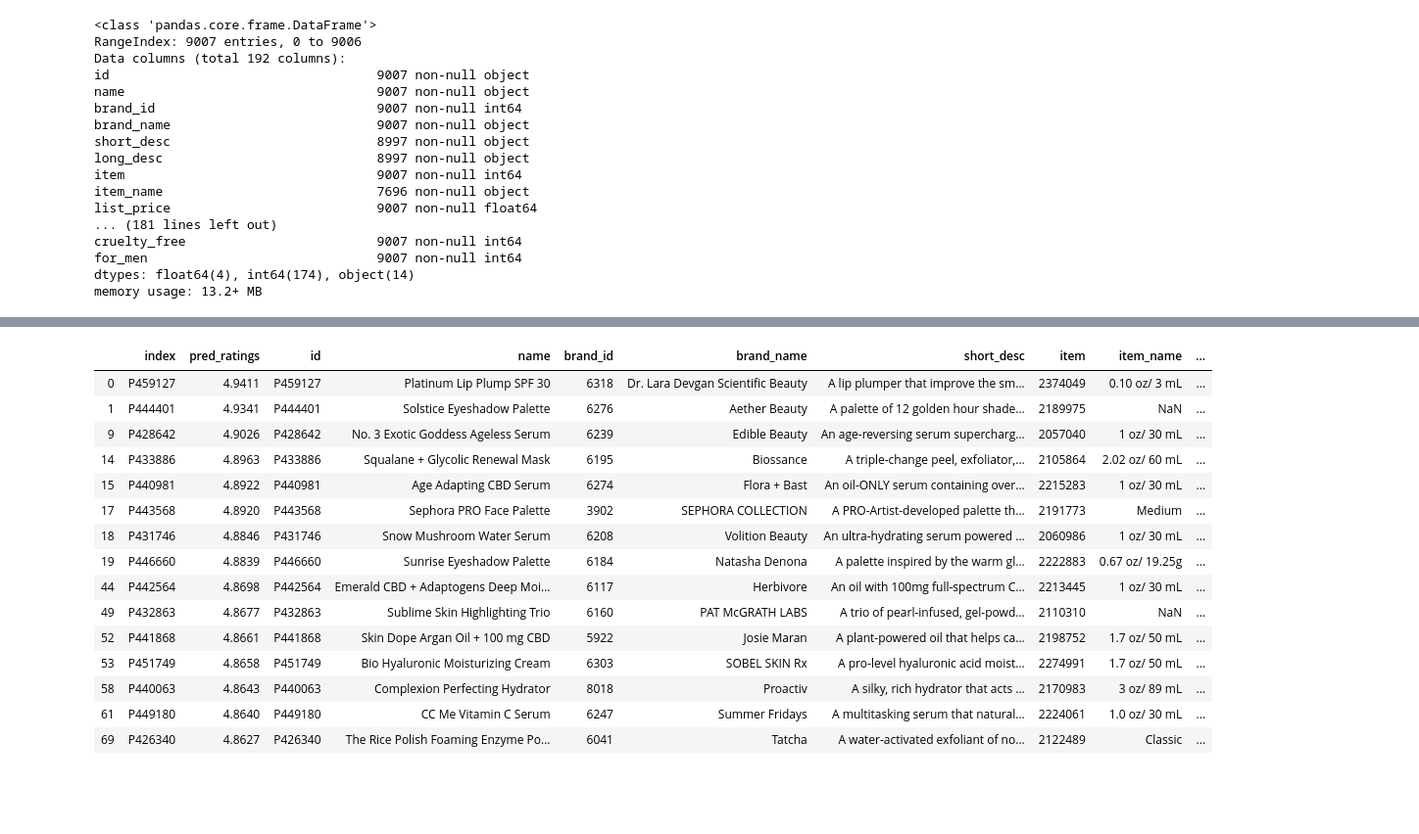
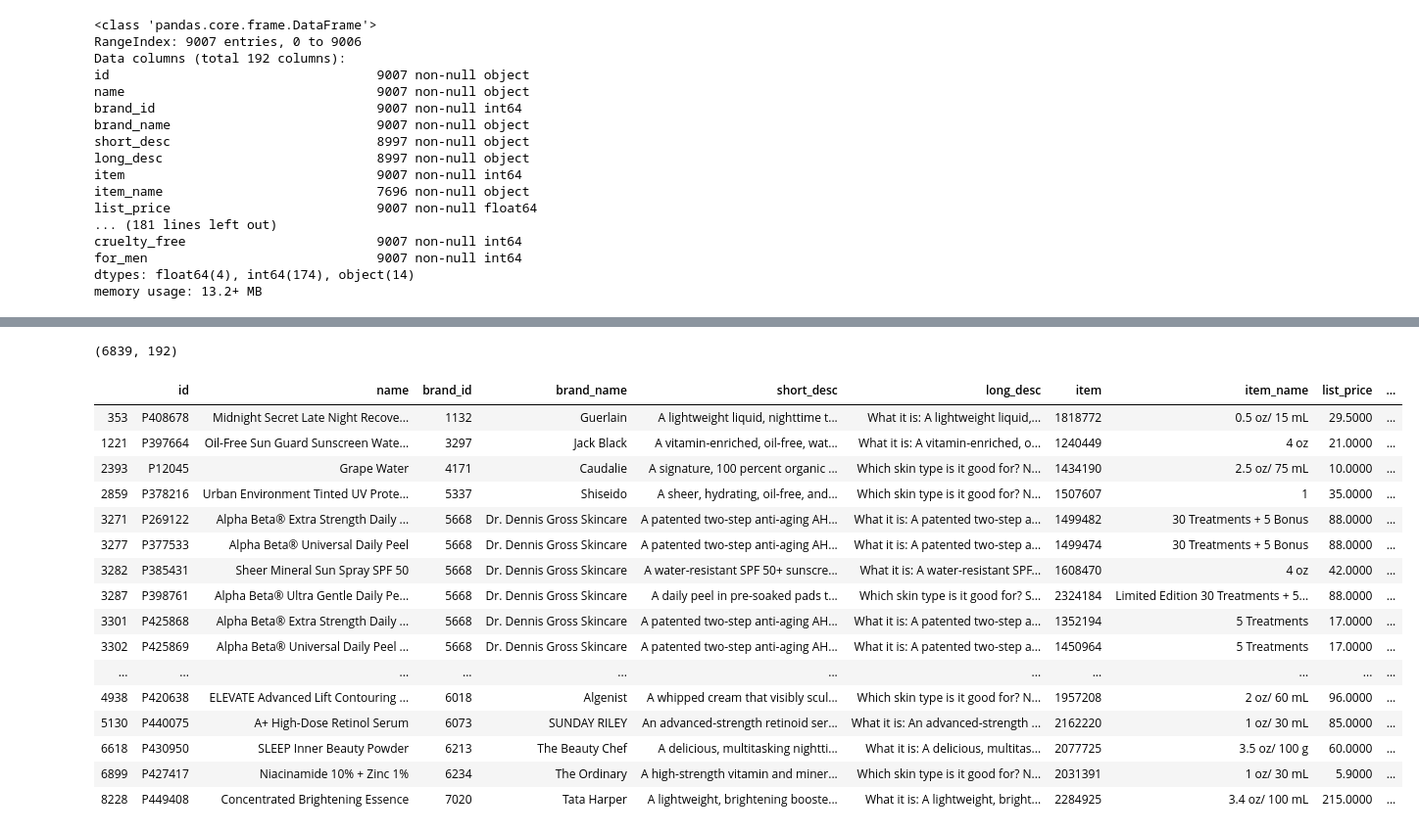
Before and after one commit to valmadrid/Gift-Recommendation, a Jupyter notebook: 2_3_Recommender_System.ipynb, the cells around one changed output, grey strips where cells are left out. Shown at 98% size. Saved outputs shown, nothing was run; the diff lists cells and outputs as text; code cells hidden in the pictures; blank space fills up the shorter version.

```diff
--- a/2_3_Recommender_System.ipynb
+++ b/2_3_Recommender_System.ipynb
@@ -281,43 +82,0 @@ predictions
-# %%
-items_to_pred = [[uid_query, iid, np.nan] for iid in product_ids]
-predictions = algo.test(items_to_pred)
-pred_ratings = np.array([pred.est for pred in predictions])
-
-# map rating preds to product id
-top_products = pd.DataFrame(data=pred_ratings,
-                            columns=["pred_ratings"],
-                            index=product_ids).sort_values(
-                                "pred_ratings",
-                                ascending=False).reset_index().head(500)
-
-# get product details
-top_products = pd.merge(top_products,
-                        products,
-                        how="left",
-                        left_on="index",
-                        right_on="id")
-
-del items_to_pred, pred_ratings, predictions
-
-top_products = top_products[(top_products.price_low >= budget_low)
-                            & (top_products.price_high <= budget_max)]
-top_products.sort_values(
-    ["pred_ratings", "rating", "review_count"], ascending=False).head(15).drop(
-        columns=["long_desc", "brand_long", "ingredients", "suggested_usage"])
-# %% [output]
-|  | index | pred_ratings | id | name | brand_id | brand_name | short_desc | item | item_name | ... |
-| 0 | P459127 | 4.9411 | P459127 | Platinum Lip Plump SPF 30 | 6318 | Dr. Lara Devgan Scientific Beauty | A lip plumper that improve the sm... | 2374049 | 0.10 oz/ 3 mL | ... |
-| 1 | P444401 | 4.9341 | P444401 | Solstice Eyeshadow Palette | 6276 | Aether Beauty | A palette of 12 golden hour shade... | 2189975 | NaN | ... |
-| 9 | P428642 | 4.9026 | P428642 | No. 3 Exotic Goddess Ageless Serum | 6239 | Edible Beauty | An age-reversing serum supercharg... | 2057040 | 1 oz/ 30 mL | ... |
-| 14 | P433886 | 4.8963 | P433886 | Squalane + Glycolic Renewal Mask | 6195 | Biossance | A triple-change peel, exfoliator,... | 2105864 | 2.02 oz/ 60 mL | ... |
-| 15 | P440981 | 4.8922 | P440981 | Age Adapting CBD Serum | 6274 | Flora + Bast | An oil-ONLY serum containing over... | 2215283 | 1 oz/ 30 mL | ... |
-| 17 | P443568 | 4.8920 | P443568 | Sephora PRO Face Palette | 3902 | SEPHORA COLLECTION | A PRO-Artist-developed palette th... | 2191773 | Medium | ... |
-| 18 | P431746 | 4.8846 | P431746 | Snow Mushroom Water Serum | 6208 | Volition Beauty | An ultra-hydrating serum powered ... | 2060986 | 1 oz/ 30 mL | ... |
-| 19 | P446660 | 4.8839 | P446660 | Sunrise Eyeshadow Palette | 6184 | Natasha Denona | A palette inspired by the warm gl... | 2222883 | 0.67 oz/ 19.25g | ... |
-| 44 | P442564 | 4.8698 | P442564 | Emerald CBD + Adaptogens Deep Moi... | 6117 | Herbivore | An oil with 100mg full-spectrum C... | 2213445 | 1 oz/ 30 mL | ... |
-| 49 | P432863 | 4.8677 | P432863 | Sublime Skin Highlighting Trio | 6160 | PAT McGRATH LABS | A trio of pearl-infused, gel-powd... | 2110310 | NaN | ... |
-| 52 | P441868 | 4.8661 | P441868 | Skin Dope Argan Oil + 100 mg CBD | 5922 | Josie Maran | A plant-powered oil that helps ca... | 2198752 | 1.7 oz/ 50 mL | ... |
-| 53 | P451749 | 4.8658 | P451749 | Bio Hyaluronic Moisturizing Cream | 6303 | SOBEL SKIN Rx | A pro-level hyaluronic acid moist... | 2274991 | 1.7 oz/ 50 mL | ... |
-| 58 | P440063 | 4.8643 | P440063 | Complexion Perfecting Hydrator | 8018 | Proactiv | A silky, rich hydrator that acts ... | 2170983 | 3 oz/ 89 mL | ... |
-| 61 | P449180 | 4.8640 | P449180 | CC Me Vitamin C Serum | 6247 | Summer Fridays | A multitasking serum that natural... | 2224061 | 1.0 oz/ 30 mL | ... |
-| 69 | P426340 | 4.8627 | P426340 | The Rice Polish Foaming Enzyme Po... | 6041 | Tatcha | A water-activated exfoliant of no... | 2122489 | Classic | ... |
@@ -323,0 +87,5 @@ top_products.sort_values(
+# %%
+selected_products = products[products.id.isin(product_ids)]
+selected_products.shape
+# %% [output]
+(6839, 192)
@@ -323,0 +94,28 @@ top_products.sort_values(
+# %%
+keyword = ["activity"]
+
+keyword = "|".join(
+    ["\s" + key + "\s|\s" + key + "\,|\s" + key + "\." for key in keyword])
+
+selected_products[selected_products.long_desc.str.contains(keyword,
+                                                           flags=re.IGNORECASE,
+                                                           regex=True,
+                                                           na=False)]
+# %% [output]
+|  | id | name | brand_id | brand_name | short_desc | long_desc | item | item_name | list_price | ... |
+| 353 | P408678 | Midnight Secret Late Night Recove... | 1132 | Guerlain | A lightweight liquid, nighttime t... | What it is: A lightweight liquid,... | 1818772 | 0.5 oz/ 15 mL | 29.5000 | ... |
+| 1221 | P397664 | Oil-Free Sun Guard Sunscreen Wate... | 3297 | Jack Black | A vitamin-enriched, oil-free, wat... | What it is: A vitamin-enriched, o... | 1240449 | 4 oz | 21.0000 | ... |
+| 2393 | P12045 | Grape Water | 4171 | Caudalie | A signature, 100 percent organic ... | Which skin type is it good for? N... | 1434190 | 2.5 oz/ 75 mL | 10.0000 | ... |
+| 2859 | P378216 | Urban Environment Tinted UV Prote... | 5337 | Shiseido | A sheer, hydrating, oil-free, and... | Which skin type is it good for? N... | 1507607 | 1 | 35.0000 | ... |
+| 3271 | P269122 | Alpha Beta® Extra Strength Daily ... | 5668 | Dr. Dennis Gross Skincare | A patented two-step anti-aging AH... | What it is: A patented two-step a... | 1499482 | 30 Treatments + 5 Bonus | 88.0000 | ... |
+| 3277 | P377533 | Alpha Beta® Universal Daily Peel | 5668 | Dr. Dennis Gross Skincare | A patented two-step anti-aging AH... | What it is: A patented two-step a... | 1499474 | 30 Treatments + 5 Bonus | 88.0000 | ... |
+| 3282 | P385431 | Sheer Mineral Sun Spray SPF 50 | 5668 | Dr. Dennis Gross Skincare | A water-resistant SPF 50+ sunscre... | What it is: A water-resistant SPF... | 1608470 | 4 oz | 42.0000 | ... |
+| 3287 | P398761 | Alpha Beta® Ultra Gentle Daily Pe... | 5668 | Dr. Dennis Gross Skincare | A daily peel in pre-soaked pads t... | Which skin type is it good for? S... | 2324184 | Limited Edition 30 Treatments + 5... | 88.0000 | ... |
+| 3301 | P425868 | Alpha Beta® Extra Strength Daily ... | 5668 | Dr. Dennis Gross Skincare | A patented two-step anti-aging AH... | What it is: A patented two-step a... | 1352194 | 5 Treatments | 17.0000 | ... |
+| 3302 | P425869 | Alpha Beta® Universal Daily Peel ... | 5668 | Dr. Dennis Gross Skincare | A patented two-step anti-aging AH... | What it is: A patented two-step a... | 1450964 | 5 Treatments | 17.0000 | ... |
+| ... | ... | ... | ... | ... | ... | ... | ... | ... | ... | ... |
+| 4938 | P420638 | ELEVATE Advanced Lift Contouring ... | 6018 | Algenist | A whipped cream that visibly scul... | Which skin type is it good for? N... | 1957208 | 2 oz/ 60 mL | 96.0000 | ... |
+| 5130 | P440075 | A+ High-Dose Retinol Serum | 6073 | SUNDAY RILEY | An advanced-strength retinoid ser... | What it is: An advanced-strength ... | 2162220 | 1 oz/ 30 mL | 85.0000 | ... |
+| 6618 | P430950 | SLEEP Inner Beauty Powder | 6213 | The Beauty Chef | A delicious, multitasking nightti... | What it is: A delicious, multitas... | 2077725 | 3.5 oz/ 100 g | 60.0000 | ... |
+| 6899 | P427417 | Niacinamide 10% + Zinc 1% | 6234 | The Ordinary | A high-strength vitamin and miner... | Which skin type is it good for? N... | 2031391 | 1 oz/ 30 mL | 5.9000 | ... |
+| 8228 | P449408 | Concentrated Brightening Essence | 7020 | Tata Harper | A lightweight, brightening booste... | What it is: A lightweight, bright... | 2284925 | 3.4 oz/ 100 mL | 215.0000 | ... |
```
Also changed, not shown: parts of 45 cells of this notebook, 4 other files.
